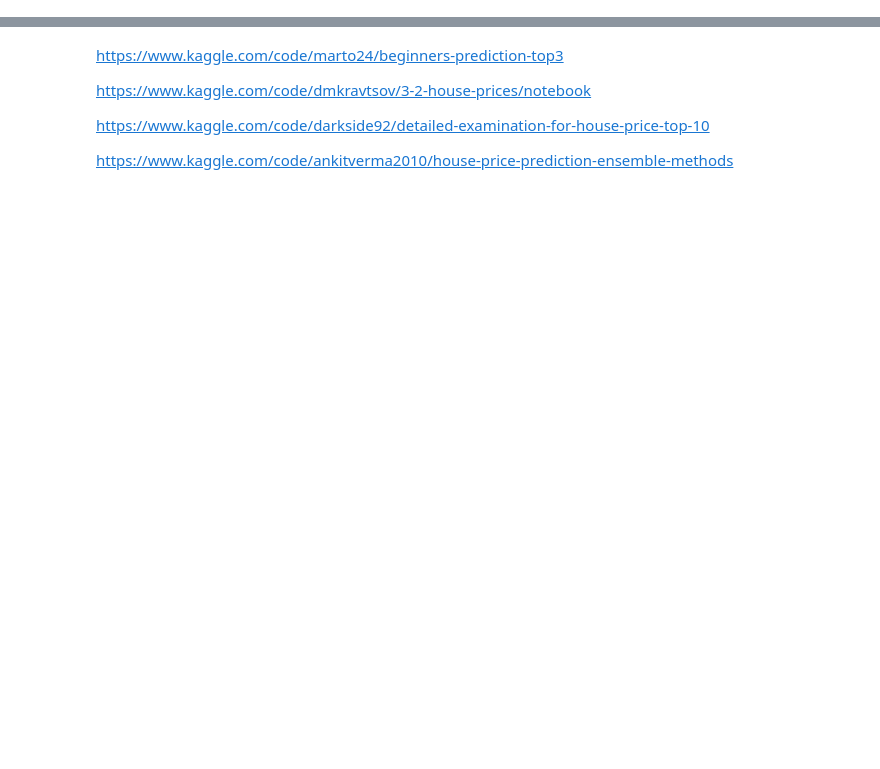
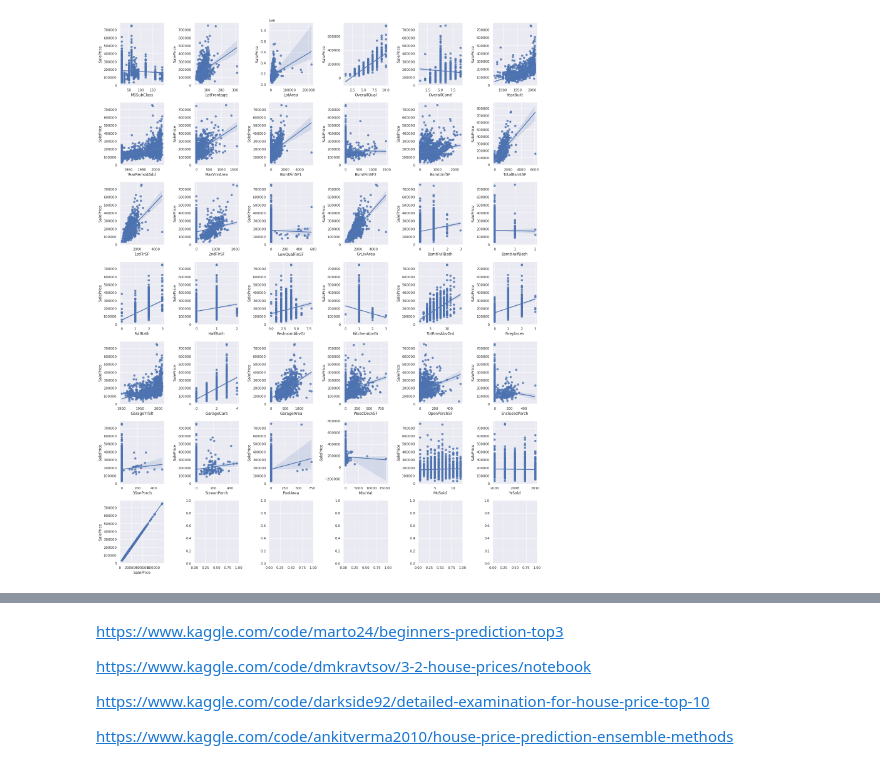
Before and after one commit to eh329/Kaggle, a Jupyter notebook: house-eh329-price.ipynb, the cells around one changed output, grey strips where cells are left out. Saved outputs shown, nothing was run; the diff lists cells and outputs as text; code cells hidden in the pictures; blank space fills up the shorter version.

```diff
--- a/house-eh329-price.ipynb
+++ b/house-eh329-price.ipynb
@@ -65,0 +150,16 @@ print("The Shapiro - Welk P value: {}".format(p_val))
+# %%
+# Discovering if there is a linear relation between the numerical values of the dataset
+#      and the target variable
+
+fig, ax = subplot_num(len(numeric))
+fig, axs = plt.subplots(fig, ax, figsize = (20, 25))
+
+
+for ax, i in zip(axs.flat, range(len(numeric))):
+    sns.regplot(x = numeric[i], y = target, data = train[numeric], ax = ax)
+
+
+plt.tight_layout()
+plt.show()
+# %% [output]
+[figure, added]
```
Also changed, not shown: parts of 12 cells of this notebook.
